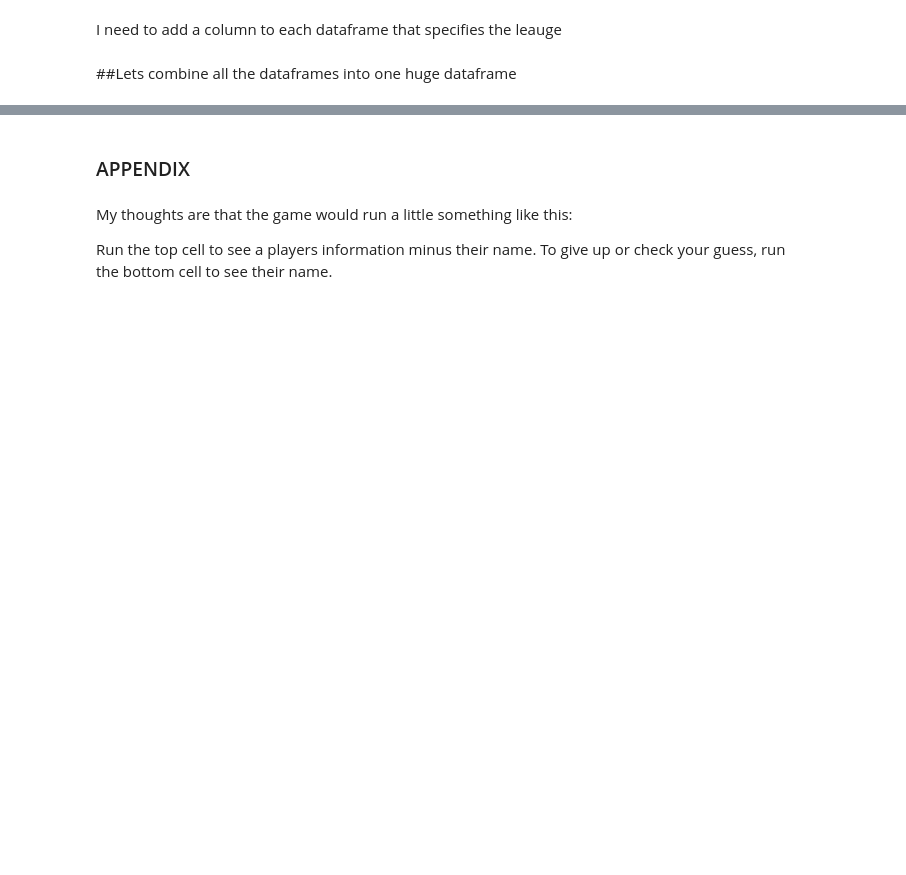
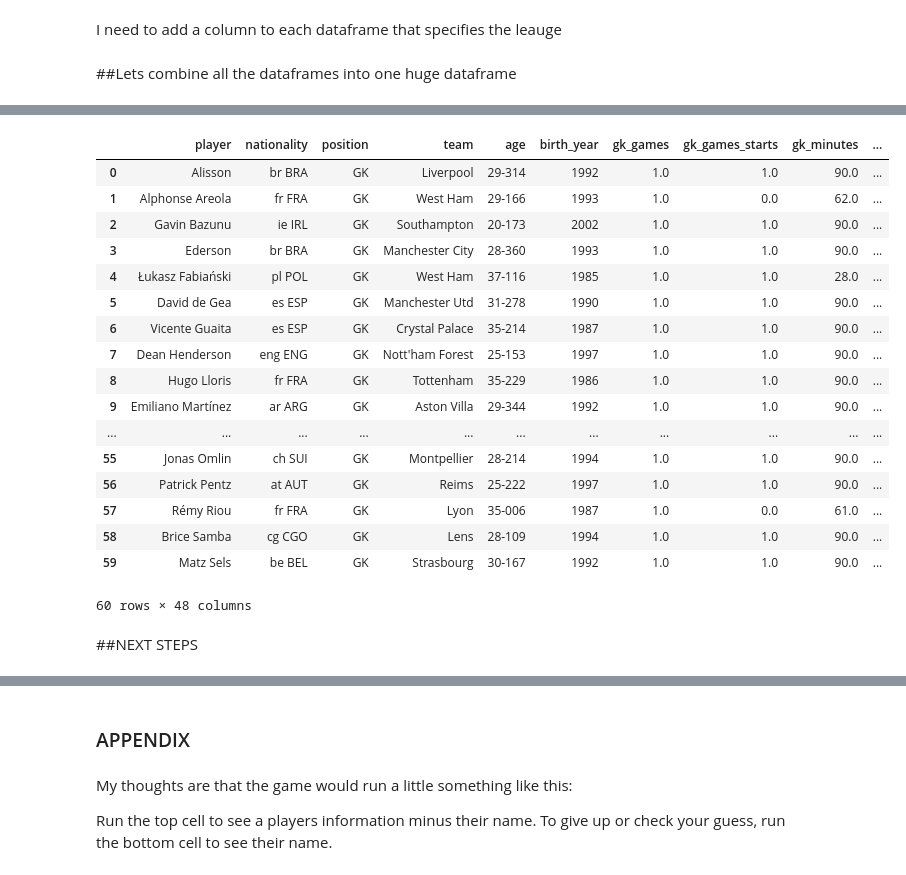
Before and after one commit to Bryanwaterhouse19/SoccerStats, a Jupyter notebook: Max_Bryan_Scrape_of_FBref.ipynb, the cells around one changed output, grey strips where cells are left out. Drawn from its saved outputs; the diff is of its cells as text; code cells hidden in the pictures; blank space fills up the shorter version.

```diff
--- a/Max_Bryan_Scrape_of_FBref.ipynb
+++ b/Max_Bryan_Scrape_of_FBref.ipynb
@@ -330,11 +487,36 @@ df_all_outfield
 # %%
 #Then the goalkeepers
 
-df_all_goalkeepers = pd.concat([df_keeper_prem, df_keeper_liga, df_keeper_bund, df_keeper_ligue, df_keeper_seriea], axis=0, ignore_index=True)
+# df_all_goalkeepers = pd.concat([df_keeper_prem, df_keeper_liga, df_keeper_bund, df_keeper_ligue, df_keeper_seriea], axis=0, ignore_index=True)
+
+
+#for now that la liga and serie A haven't started
+df_all_goalkeepers = pd.concat([df_keeper_prem, df_keeper_bund, df_keeper_ligue], axis=0, ignore_index=True)
 
 df_all_goalkeepers
+# %% [output]
+|  | player | nationality | position | team | age | birth_year | gk_games | gk_games_starts | gk_minutes | ... |
+| 0 | Alisson | br BRA | GK | Liverpool | 29-314 | 1992 | 1.0 | 1.0 | 90.0 | ... |
+| 1 | Alphonse Areola | fr FRA | GK | West Ham | 29-166 | 1993 | 1.0 | 0.0 | 62.0 | ... |
+| 2 | Gavin Bazunu | ie IRL | GK | Southampton | 20-173 | 2002 | 1.0 | 1.0 | 90.0 | ... |
+| 3 | Ederson | br BRA | GK | Manchester City | 28-360 | 1993 | 1.0 | 1.0 | 90.0 | ... |
+| 4 | Łukasz Fabiański | pl POL | GK | West Ham | 37-116 | 1985 | 1.0 | 1.0 | 28.0 | ... |
+| 5 | David de Gea | es ESP | GK | Manchester Utd | 31-278 | 1990 | 1.0 | 1.0 | 90.0 | ... |
+| 6 | Vicente Guaita | es ESP | GK | Crystal Palace | 35-214 | 1987 | 1.0 | 1.0 | 90.0 | ... |
+| 7 | Dean Henderson | eng ENG | GK | Nott'ham Forest | 25-153 | 1997 | 1.0 | 1.0 | 90.0 | ... |
+| 8 | Hugo Lloris | fr FRA | GK | Tottenham | 35-229 | 1986 | 1.0 | 1.0 | 90.0 | ... |
+| 9 | Emiliano Martínez | ar ARG | GK | Aston Villa | 29-344 | 1992 | 1.0 | 1.0 | 90.0 | ... |
+| ... | ... | ... | ... | ... | ... | ... | ... | ... | ... | ... |
+| 55 | Jonas Omlin | ch SUI | GK | Montpellier | 28-214 | 1994 | 1.0 | 1.0 | 90.0 | ... |
+| 56 | Patrick Pentz | at AUT | GK | Reims | 25-222 | 1997 | 1.0 | 1.0 | 90.0 | ... |
+| 57 | Rémy Riou | fr FRA | GK | Lyon | 35-006 | 1987 | 1.0 | 0.0 | 61.0 | ... |
+| 58 | Brice Samba | cg CGO | GK | Lens | 28-109 | 1994 | 1.0 | 1.0 | 90.0 | ... |
+| 59 | Matz Sels | be BEL | GK | Strasbourg | 30-167 | 1992 | 1.0 | 1.0 | 90.0 | ... |
+60 rows × 48 columns
 # %%
 #Maybe we combine them?
 
 # df_all_players = pd.concat([df_all_outfield,df_all_goalkeepers], axis=0, ignore_index= True)
 # df_all_players
+# %% [markdown]
+##NEXT STEPS
```
Also changed, not shown: parts of 18 cells of this notebook.
